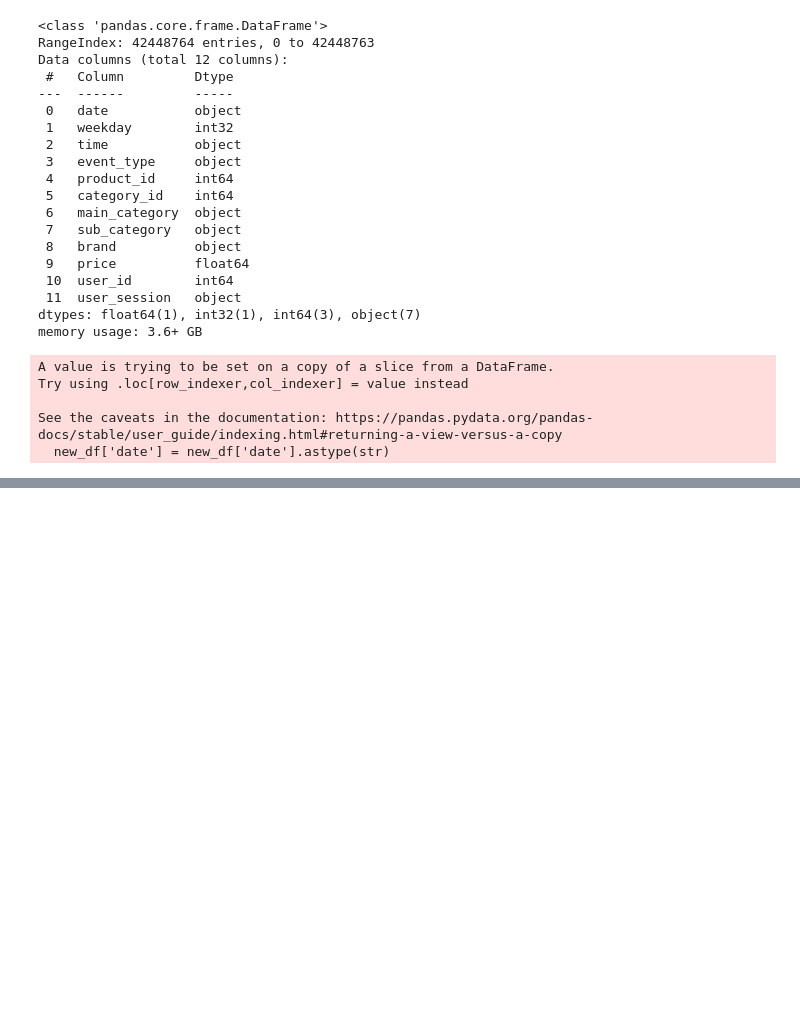
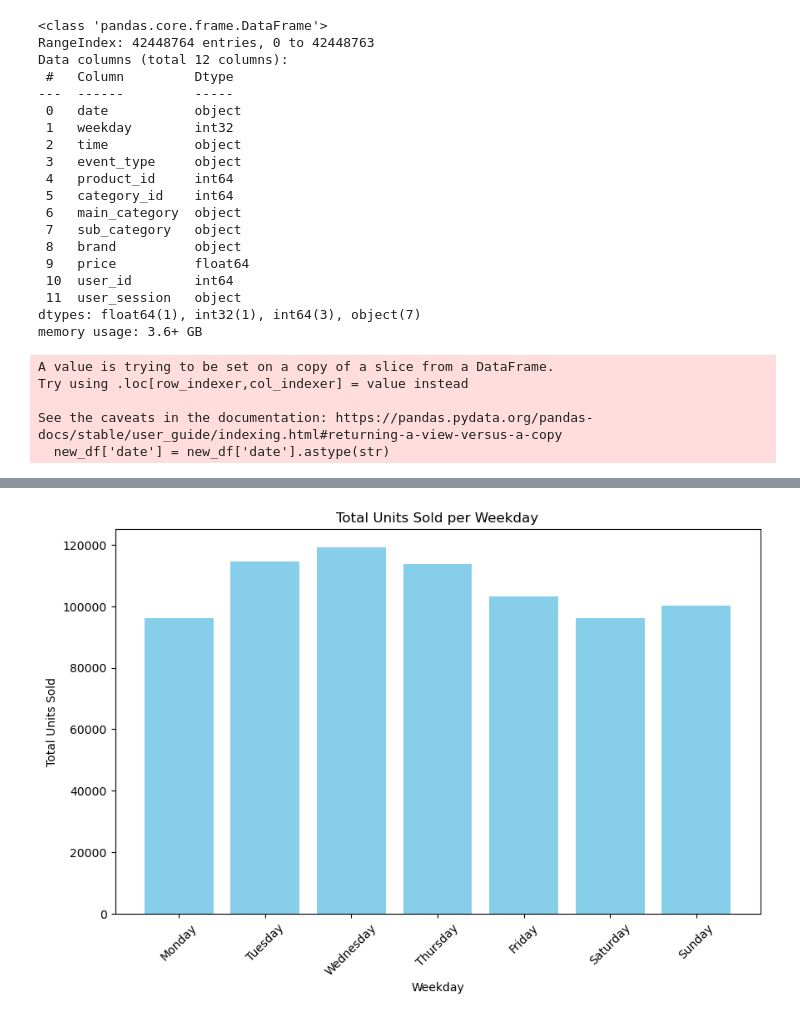
Before and after one commit to Esorte/ICCS361Project1, a Jupyter notebook: EDA/EDA.ipynb, the cells around one changed output, grey strips where cells are left out. Drawn from its saved outputs; the diff is of its cells as text; code cells hidden in the pictures; blank space fills up the shorter version.

```diff
--- a/EDA/EDA.ipynb
+++ b/EDA/EDA.ipynb
@@ -12,6 +12,6 @@ from sklearn.preprocessing import LabelEncoder, OneHotEncoder
 from sklearn.preprocessing import StandardScaler
 import matplotlib.pyplot as plt
 # %%
-df = pd.read_csv('/Users/krits/Documents/GitHub/ICCS361Project1/DATA/2019-Oct.csv')
+df = pd.read_csv('2019-Oct.csv')
 df
 # %% [output]
@@ -345,25 +336,26 @@ KeyError: 'weekday'
 # %%
-average_sales_per_weekday = order_per_weekday.groupby("weekday")["event_type"].mean().reset_index()
+# Calculate total units sold per weekday
+order_per_weekday = new_df[new_df.event_type == "purchase"].groupby("weekday")["event_type"].count().reset_index()
+
+# Map weekday numbers to names
 weekday_names = {
     0: "Monday",
     1: "Tuesday",
     2: "Wednesday",
     3: "Thursday",
     4: "Friday",
     5: "Saturday",
     6: "Sunday"
 }
-average_sales_per_weekday["weekday"] = average_sales_per_weekday["weekday"].map(weekday_names)
+order_per_weekday['weekday'] = order_per_weekday['weekday'].map(weekday_names)
 
-average_sales_per_weekday["weekday"] = pd.Categorical(average_sales_per_weekday["weekday"],categories=["Monday","Tuesday","Wednesday","Thursday","Friday","Saturday","Sunday"],ordered=True)
-average_sales_per_weekday = average_sales_per_weekday.sort_values("weekday")
-
+# Plot the total units sold per weekday
 plt.figure(figsize=(10, 6))
-plt.bar(average_sales_per_weekday["weekday"], average_sales_per_weekday["event_type"], color='skyblue')
+plt.bar(order_per_weekday['weekday'], order_per_weekday['event_type'], color='skyblue')
 plt.xlabel('Weekday')
-plt.ylabel('Average Sales')
-plt.title('Average Sales per Weekday')
+plt.ylabel('Total Units Sold')
+plt.title('Total Units Sold per Weekday')
 plt.xticks(rotation=45)
-plt.tight_layout()
-
 plt.show()
+# %% [output]
+[figure, added]
```
Also changed, not shown: parts of 9 cells of this notebook.
